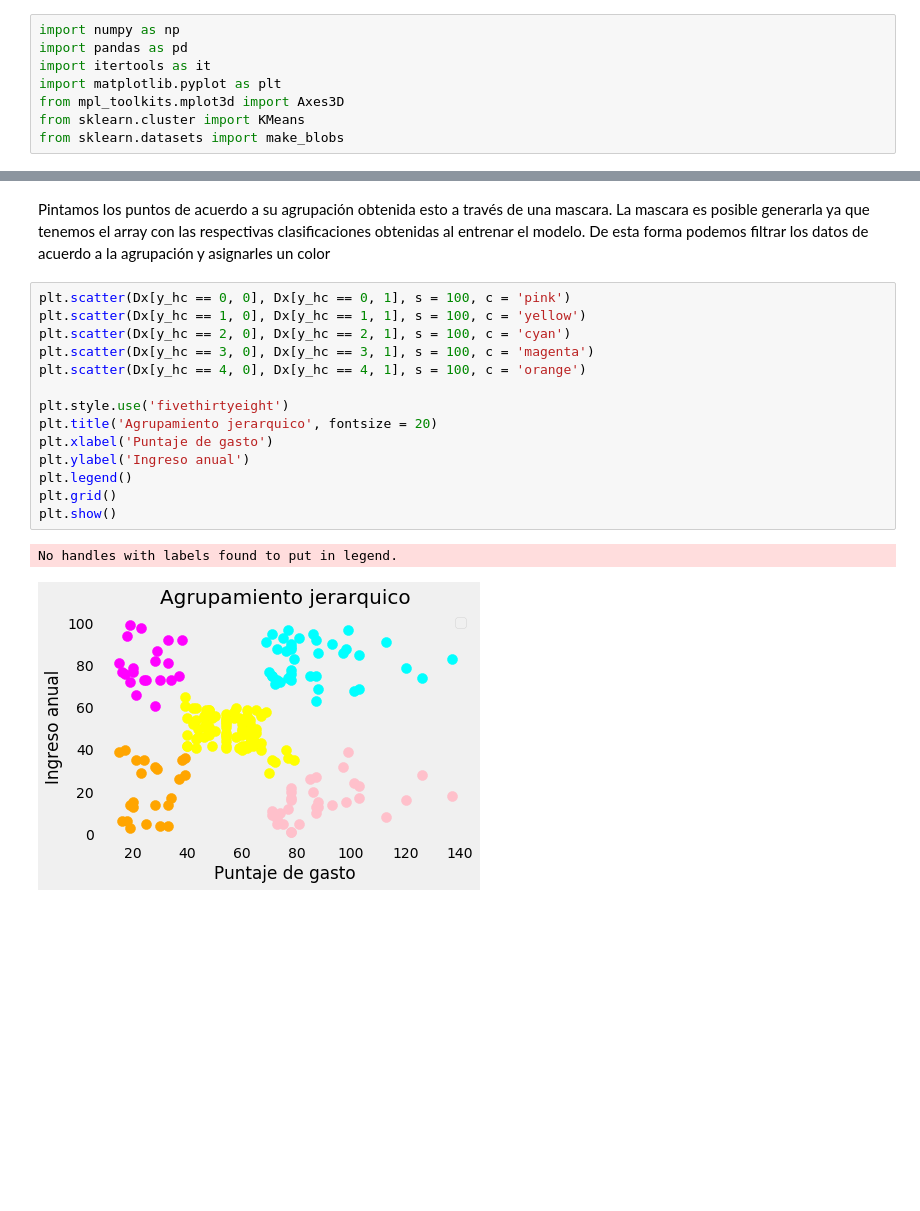
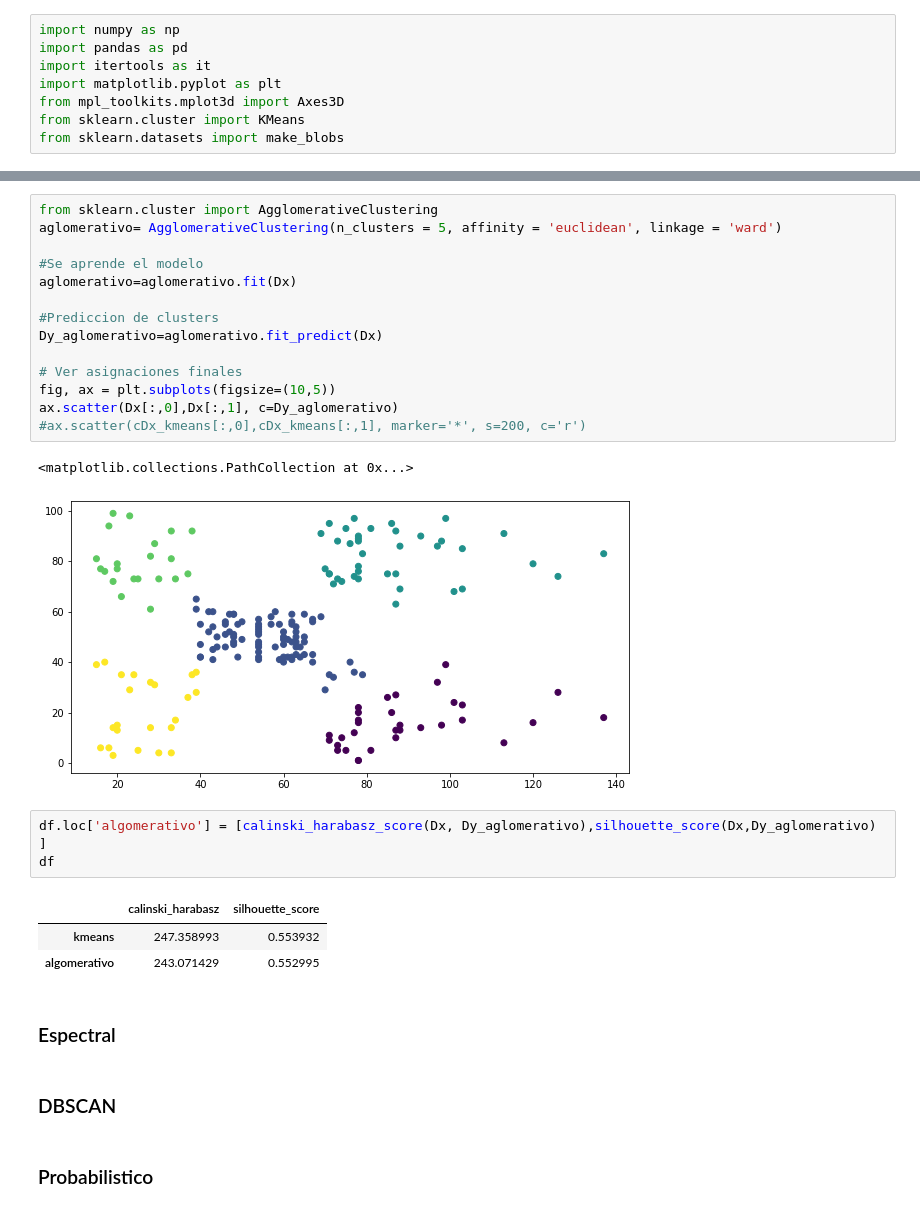
Before and after one commit to jignacioh/ActividadAprendizaNoSupervisado, a Jupyter notebook: Kmeanss_mall.ipynb, the cells around one changed output, grey strips where cells are left out. Cells and saved outputs as stored; diff of their text form; blank space fills up the shorter version.

```diff
--- a/Kmeanss_mall.ipynb
+++ b/Kmeanss_mall.ipynb
@@ -160,20 +88,30 @@ array([4, 3, 4, 3, 4, 3, 4, 3, 4, 3, 4, 3, 4, 3, 4, 3, 4, 3, 4, 3, 4, 3,
-# %% [markdown]
-Pintamos los puntos de acuerdo a su agrupación obtenida esto a través de una mascara. La mascara es posible generarla ya que tenemos el array con las respectivas clasificaciones obtenidas al entrenar el modelo.
-De esta forma podemos filtrar los datos de acuerdo a la agrupación y asignarles un color
-# %%
-plt.scatter(Dx[y_hc == 0, 0], Dx[y_hc == 0, 1], s = 100, c = 'pink')
-plt.scatter(Dx[y_hc == 1, 0], Dx[y_hc == 1, 1], s = 100, c = 'yellow')
-plt.scatter(Dx[y_hc == 2, 0], Dx[y_hc == 2, 1], s = 100, c = 'cyan')
-plt.scatter(Dx[y_hc == 3, 0], Dx[y_hc == 3, 1], s = 100, c = 'magenta')
-plt.scatter(Dx[y_hc == 4, 0], Dx[y_hc == 4, 1], s = 100, c = 'orange')
-
-plt.style.use('fivethirtyeight')
-plt.title('Agrupamiento jerarquico', fontsize = 20)
-plt.xlabel('Puntaje de gasto')
-plt.ylabel('Ingreso anual')
-plt.legend()
-plt.grid()
-plt.show()
-# %% [output]
-No handles with labels found to put in legend.
-[figure, removed]
+# %%
+from sklearn.cluster import AgglomerativeClustering
+aglomerativo= AgglomerativeClustering(n_clusters = 5, affinity = 'euclidean', linkage = 'ward')
+
+#Se aprende el modelo
+aglomerativo=aglomerativo.fit(Dx)
+
+#Prediccion de clusters
+Dy_aglomerativo=aglomerativo.fit_predict(Dx)
+
+# Ver asignaciones finales
+fig, ax = plt.subplots(figsize=(10,5))
+ax.scatter(Dx[:,0],Dx[:,1], c=Dy_aglomerativo)
+#ax.scatter(cDx_kmeans[:,0],cDx_kmeans[:,1], marker='*', s=200, c='r')
+# %% [output]
+<matplotlib.collections.PathCollection at 0x...>
+[figure, added]
+# %%
+df.loc['algomerativo'] = [calinski_harabasz_score(Dx, Dy_aglomerativo),silhouette_score(Dx,Dy_aglomerativo) ]
+df
+# %% [output]
+|  | calinski_harabasz | silhouette_score |
+| kmeans | 247.358993 | 0.553932 |
+| algomerativo | 243.071429 | 0.552995 |
+# %% [markdown]
+### Espectral
+# %% [markdown]
+### DBSCAN
+# %% [markdown]
+### Probabilistico
```
Also changed, not shown: parts of 23 cells of this notebook.
